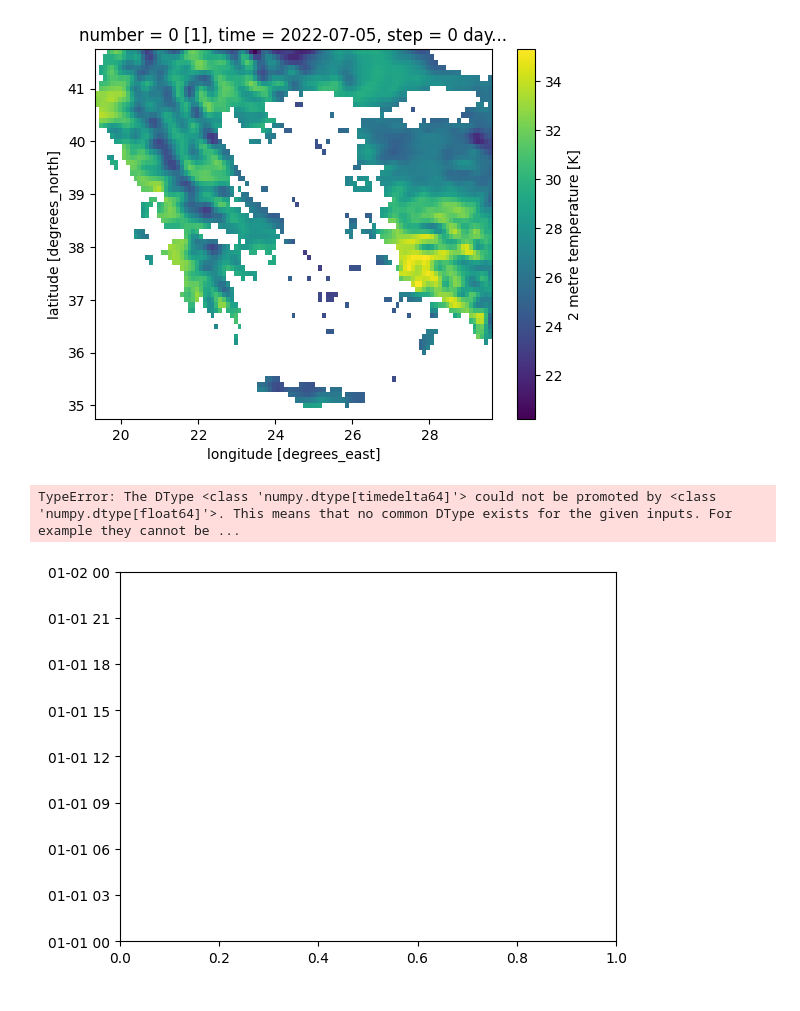
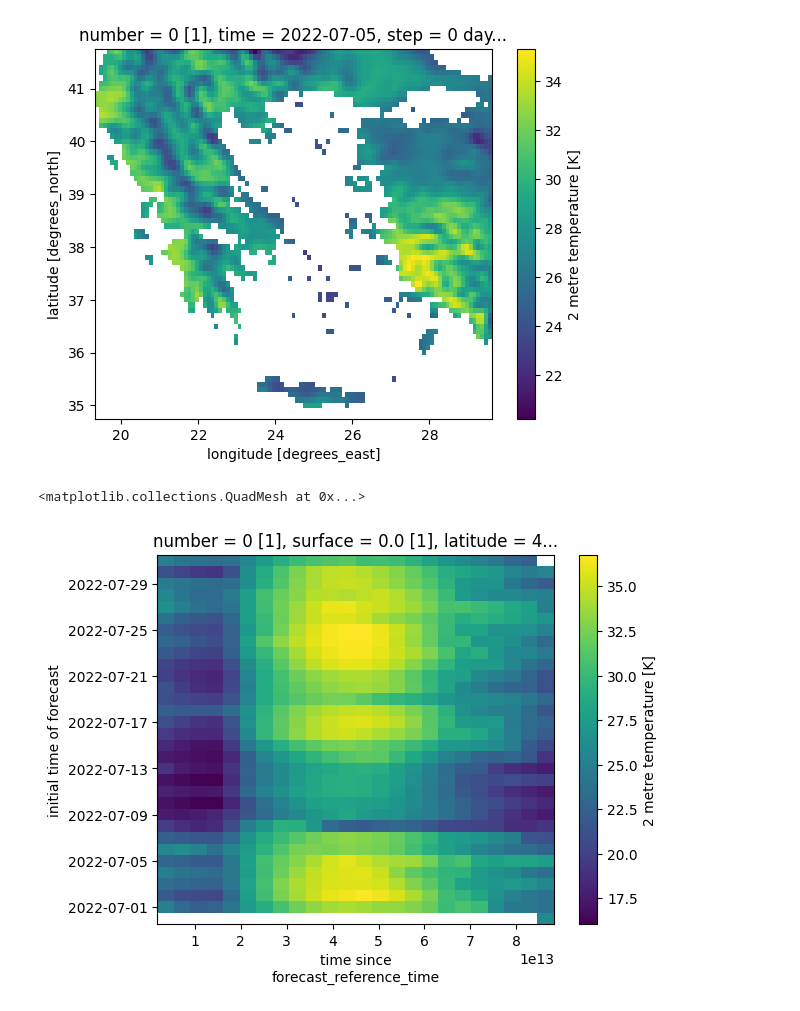
Before and after one commit to edwardLum/mapping-data-visualization-python, a Jupyter notebook: code/exercise1/Working with xarray plots.ipynb, the cells around one changed output. Drawn from its saved outputs; the diff is of its cells as text; code cells hidden in the pictures.

```diff
--- a/code/exercise1/Working with xarray.ipynb
+++ b/code/exercise1/Working with xarray plots.ipynb
@@ -204,12 +204,12 @@ temperature2d.plot()
 <matplotlib.collections.QuadMesh at 0x...>
 [figure]
 # %%
-temperature2d = ds.t2m.isel(longitude=5, latitude=8)
+temperature2dtime = ds.t2m.isel(longitude=5, latitude=8)
 
-# Convert to hours
-hours = timedeltas.astype('timedelta64[h]').astype(float)
+# convert step to hour
+temperature2dtime['step'] = temperature2dtime['step'].astype('timedelta64[h]').astype(float)
 
-temperature2d.plot()
+temperature2dtime.plot()
 # %% [output]
-TypeError: The DType <class 'numpy.dtype[timedelta64]'> could not be promoted by <class 'numpy.dtype[float64]'>. This means that no common DType exists for the given inputs. For example they cannot be ...
+<matplotlib.collections.QuadMesh at 0x...>
-[figure, old version]
+[figure, new version]
```
Also changed, not shown: parts of 1 cell of this notebook, 1 other file.
